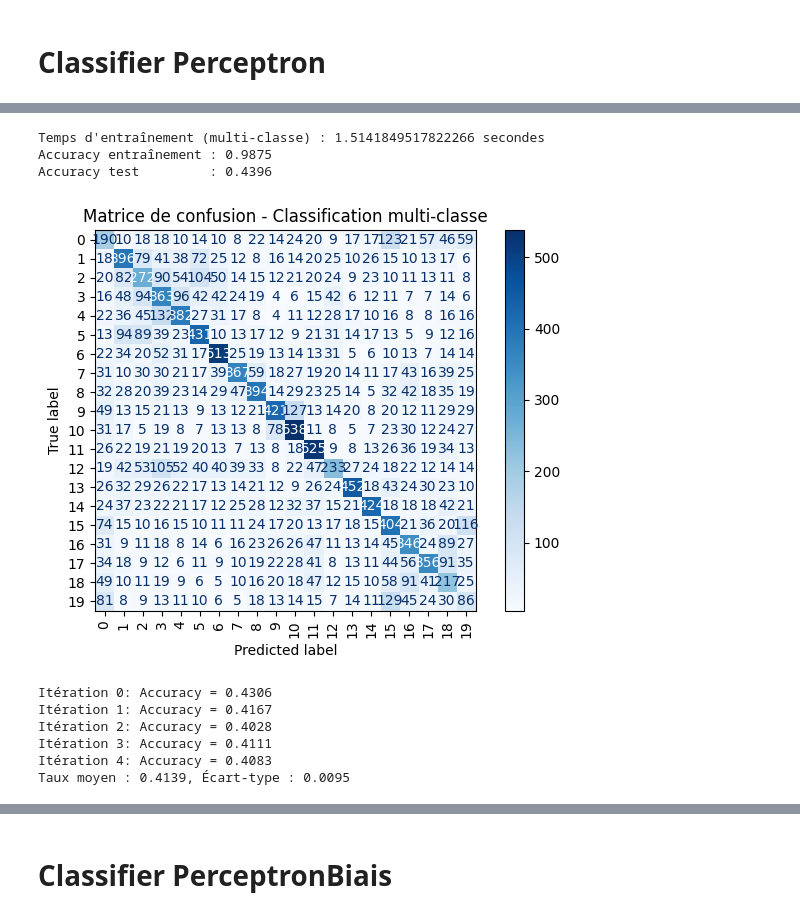
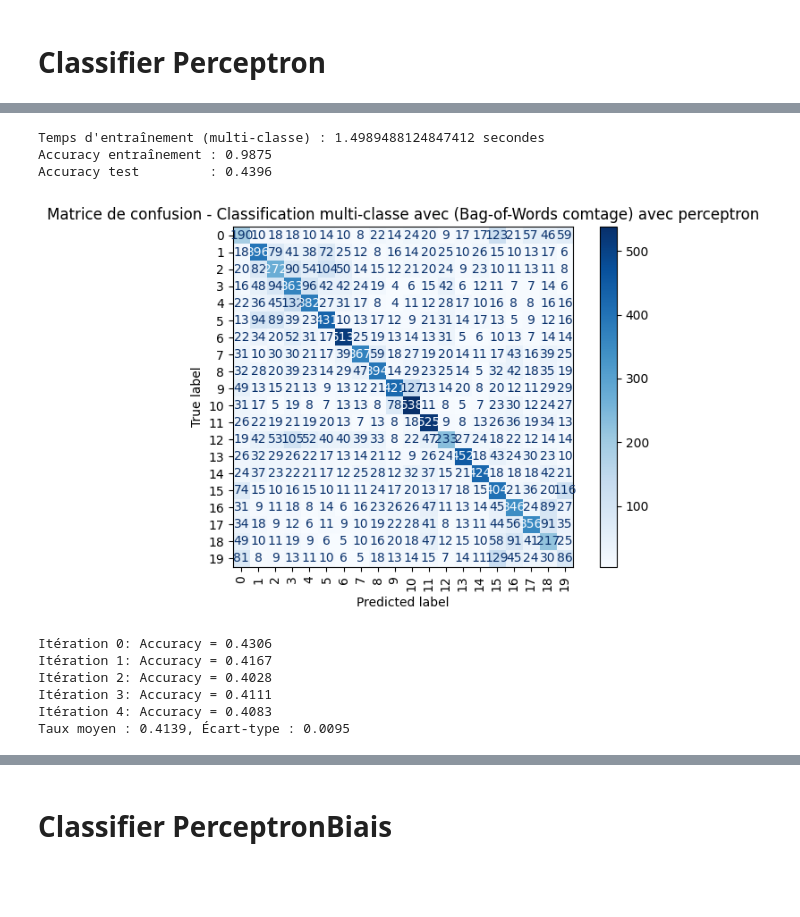
Before and after one commit to Antoine1903/Projets_Sorbonne_Universite, a Jupyter notebook: LU3IN026/miniprojet/projet_Zhang_Lecomte.ipynb, the cells around one changed output, grey strips where cells are left out. Drawn from its saved outputs; the diff is of its cells as text; code cells hidden in the pictures; blank space fills up the shorter version.

```diff
--- a/LU3IN026/miniprojet/projet_Zhang_Lecomte.ipynb
+++ b/LU3IN026/miniprojet/projet_Zhang_Lecomte.ipynb
@@ -1026,10 +1026,14 @@ Itération 3: Accuracy = 0.4000
 Itération 4: Accuracy = 0.4583
 Taux moyen : 0.4367, Écart-type : 0.0223
 # %%
+# =================================================================
+# Classification multi-classe avec (Bag-of-Words comtage) avec perceptron - Version 2
+# =================================================================
+
 # ---------------------------
 # Paramètres du test
 # ---------------------------
-mode_vectorisation = "count"   # "binary", "count", "tf", "tfidf"
+mode_vectorisation = "count"   # "binary", "count", "freq", "tfidf"(fonction bag_of_words_tfidf_manual)
 learning_rate = 0.01
 N = 100                         # Nombre d'itérations pour le perceptron
 nb_folds = 5
@@ -1089,38 +1093,38 @@ print(f"Accuracy test         : {acc_test:.4f}")
 cm = confusion_matrix(y_test_multi, y_test_pred)
 disp = ConfusionMatrixDisplay(confusion_matrix=cm)
 disp.plot(cmap="Blues", xticks_rotation=90)
-plt.title("Matrice de confusion - Classification multi-classe")
+plt.title("Matrice de confusion - Classification multi-classe avec (Bag-of-Words comtage) avec perceptron")
 plt.grid(False)
 plt.tight_layout()
 plt.show()
 
 # ---------------------------
 # Validation croisée (sur train)
 # ---------------------------
 
 # Pour validation croisée, on réinitialise un modèle neuf
 def create_new_oaa():
     base = classif.ClassifierPerceptron(input_dimension=X_train.shape[1], learning_rate=learning_rate)
     return classif.ClassifierMultiOAA(base)
 
 perf = []
 for i in range(nb_folds):
     Xapp, Yapp, Xtest, Ytest = ev.crossval_strat(X_train, y_train_multi, nb_folds, i)
     clf = create_new_oaa()
     clf.train(Xapp, Yapp)
     Y_pred = np.array([clf.predict(x) for x in Xtest])
     acc = np.mean(Y_pred == Ytest)
     print(f"Itération {i}: Accuracy = {acc:.4f}")
     perf.append(acc)
 
 moyenne = np.mean(perf)
 ecart_type = np.std(perf)
 print(f"Taux moyen : {moyenne:.4f}, Écart-type : {ecart_type:.4f}")
 # %% [output]
-Temps d'entraînement (multi-classe) : 1.5141849517822266 secondes
+Temps d'entraînement (multi-classe) : 1.4989488124847412 secondes
 Accuracy entraînement : 0.9875
 Accuracy test         : 0.4396
-[figure, old version]
+[figure, new version]
 Itération 0: Accuracy = 0.4306
 Itération 1: Accuracy = 0.4167
 Itération 2: Accuracy = 0.4028
```
Also changed, not shown: parts of 20 cells of this notebook.
